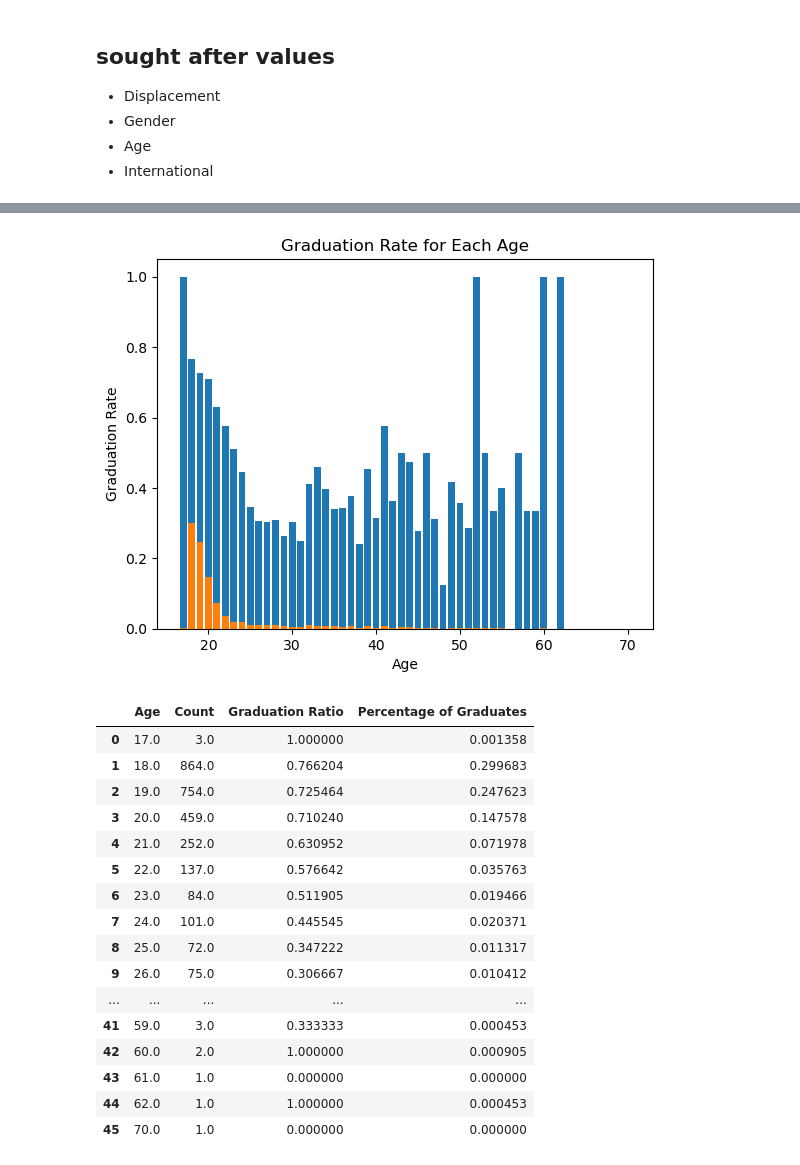
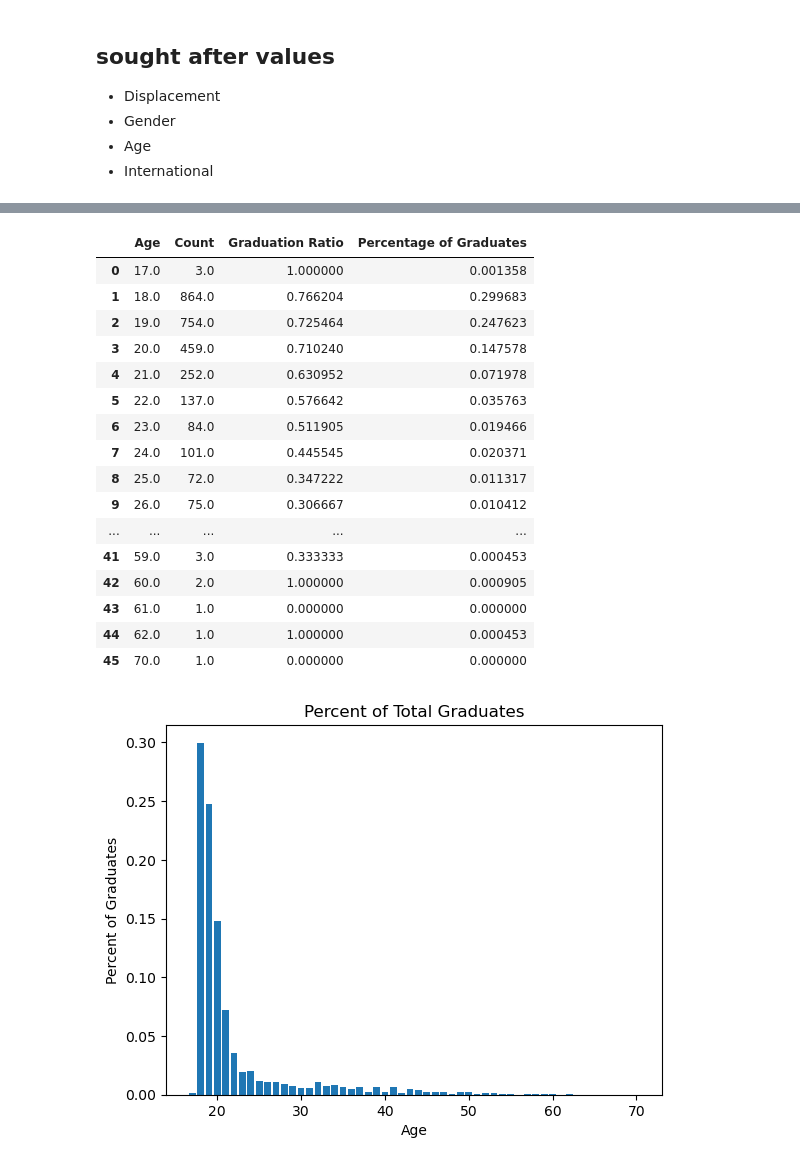
Before and after one commit to mlister3/Student_Success_Predictors, a Jupyter notebook: Thew_Workspace/Thew_Dataset_Manipulation.ipynb, the cells around one changed output, grey strips where cells are left out. Cells and saved outputs as stored; diff of their text form; code cells hidden in the pictures.

```diff
--- a/Thew_Workspace/Thew_Dataset_Manipulation.ipynb
+++ b/Thew_Workspace/Thew_Dataset_Manipulation.ipynb
@@ -173,6 +193,7 @@ Delta of 25.89%
 
 Unique_Ages = Edu_LE["Age at enrollment"].unique()
 Age_DF = pd.DataFrame(columns=["Age", "Count", "Graduation Ratio", "Percentage of Graduates"])
+AmendOne = 0
 
 for Age in Unique_Ages:
     Age_Index_df = Edu_LE[Edu_LE["Age at enrollment"] == Age] # Grabs rows matching unique age in df to make a new df
@@ -185,7 +206,7 @@ for Age in Unique_Ages:
         "Age": Age,
         "Count": Age_Index_Count,
         "Graduation Ratio": AI_Ratio,
-        "Percentage of Graduates": Sample_Percent_G
+        "Percentage of Graduates": Sample_Percent_G,
     }, ignore_index=True)
 
 Age_DF = Age_DF.sort_values(by=["Age"])
@@ -196,22 +217,8 @@ age = Age_DF["Age"]
 grad_ratio = Age_DF["Graduation Ratio"]
 Percent = Age_DF["Percentage of Graduates"]
 
-# Plot the bar chart
-plt.bar(age, grad_ratio)
-plt.bar(age, Percent)
-
-# Label the x-axis and y-axis
-plt.xlabel("Age")
-plt.ylabel("Graduation Rate")
-
-# Title for the chart
-plt.title("Graduation Rate for Each Age")
-
-# Show the plot
-plt.show()
 Age_DF
 # %% [output]
-[figure, removed]
 |  | Age | Count | Graduation Ratio | Percentage of Graduates |
 | 0 | 17.0 | 3.0 | 1.000000 | 0.001358 |
 | 1 | 18.0 | 864.0 | 0.766204 | 0.299683 |
@@ -230,4 +237,10 @@ Age_DF
 | 44 | 62.0 | 1.0 | 1.000000 | 0.000453 |
 | 45 | 70.0 | 1.0 | 0.000000 | 0.000000 |
 # %%
-# International Student Status Calculations
+plt.bar(age, Percent)
+plt.xlabel("Age")
+plt.ylabel("Percent of Graduates")
+plt.title("Percent of Total Graduates")
+plt.show()
+# %% [output]
+[figure, added]
```
Also changed, not shown: parts of 4 cells of this notebook, 6 other files.
